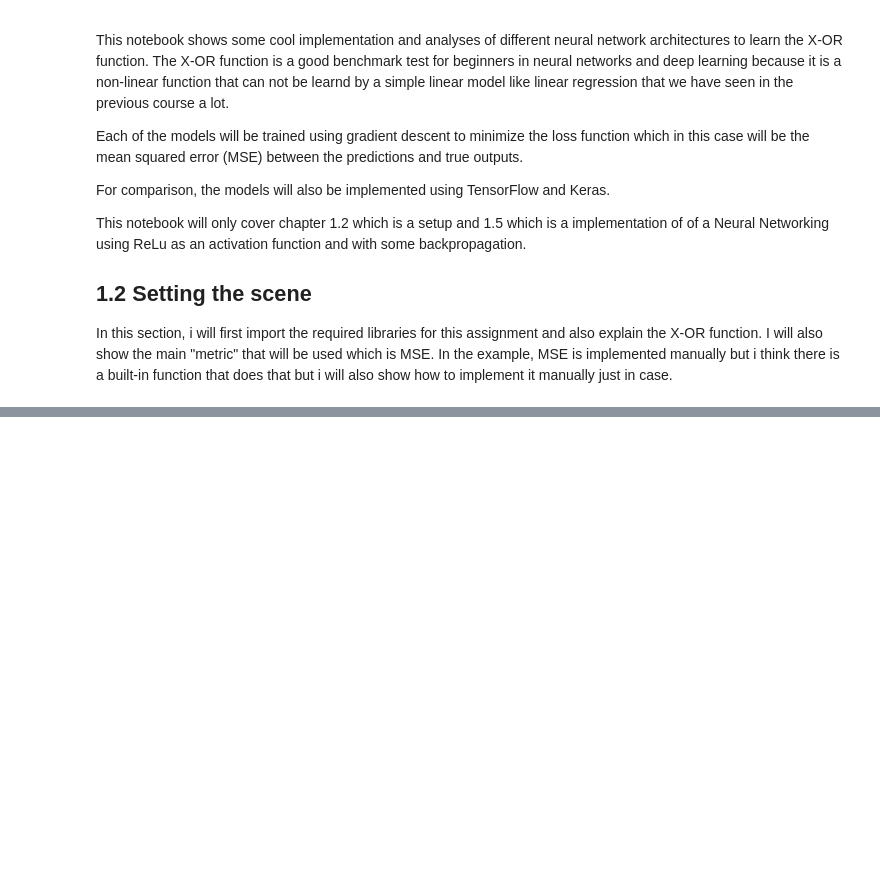
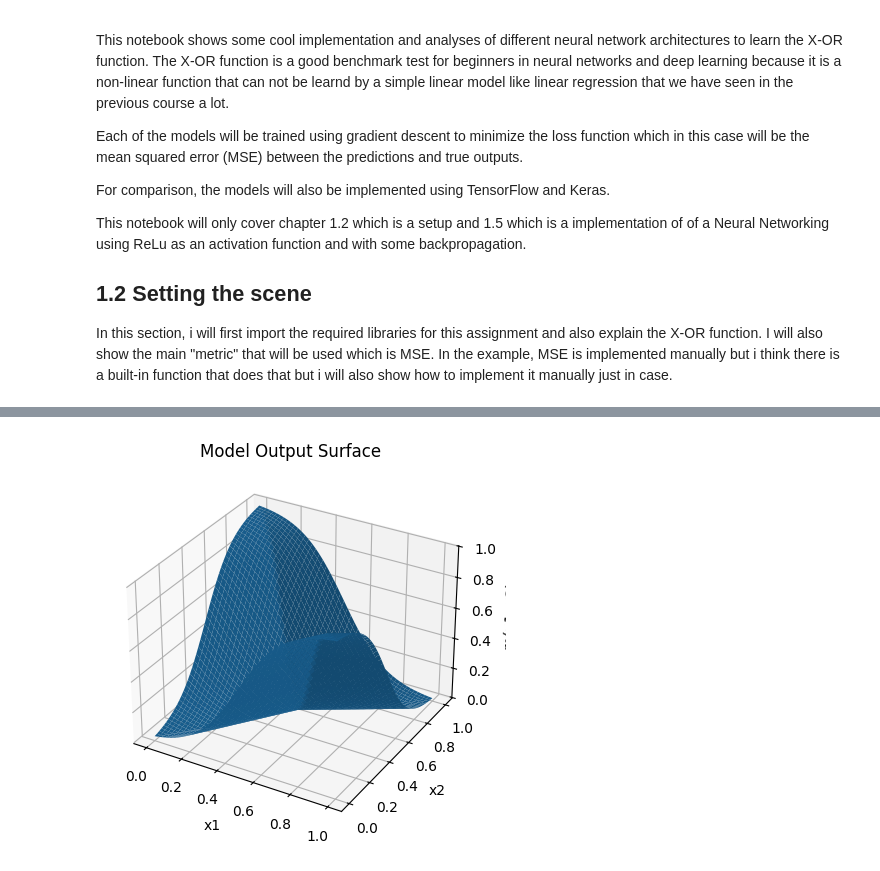
Before and after one commit to Kemalcikota113/deep-machine-learning, a Jupyter notebook: A3/A3.ipynb, the cells around one changed output, grey strips where cells are left out. Cells and saved outputs as stored; diff of their text form; code cells hidden in the pictures; blank space fills up the shorter version.

```diff
--- a/A3/A3.ipynb
+++ b/A3/A3.ipynb
@@ -55,0 +300,25 @@ XOR output:
+# %%
+import numpy as np
+import matplotlib.pyplot as plt
+from mpl_toolkits.mplot3d import Axes3D
+
+# 1) build a grid of (x1, x2) pairs over [0,1]
+grid_size = 50
+x_vals = np.linspace(0, 1, grid_size)
+y_vals = np.linspace(0, 1, grid_size)
+Xg, Yg = np.meshgrid(x_vals, y_vals)
+
+# 2) predict on every point
+pts = np.column_stack([Xg.ravel(), Yg.ravel()])
+Zg = model.predict(pts).ravel().reshape(Xg.shape)
+
+# 3) plot the surface
+fig = plt.figure()
+ax  = fig.add_subplot(projection='3d')
+ax.plot_surface(Xg, Yg, Zg)    # uses default colormap
+ax.set_xlabel('x1')
+ax.set_ylabel('x2')
+ax.set_zlabel('m(x1, x2)')
+ax.set_title('Model Output Surface')
+plt.show()
+# %% [output]
@@ -55,0 +326 @@ XOR output:
+[figure, added]
```
Also changed, not shown: parts of 14 cells of this notebook.
